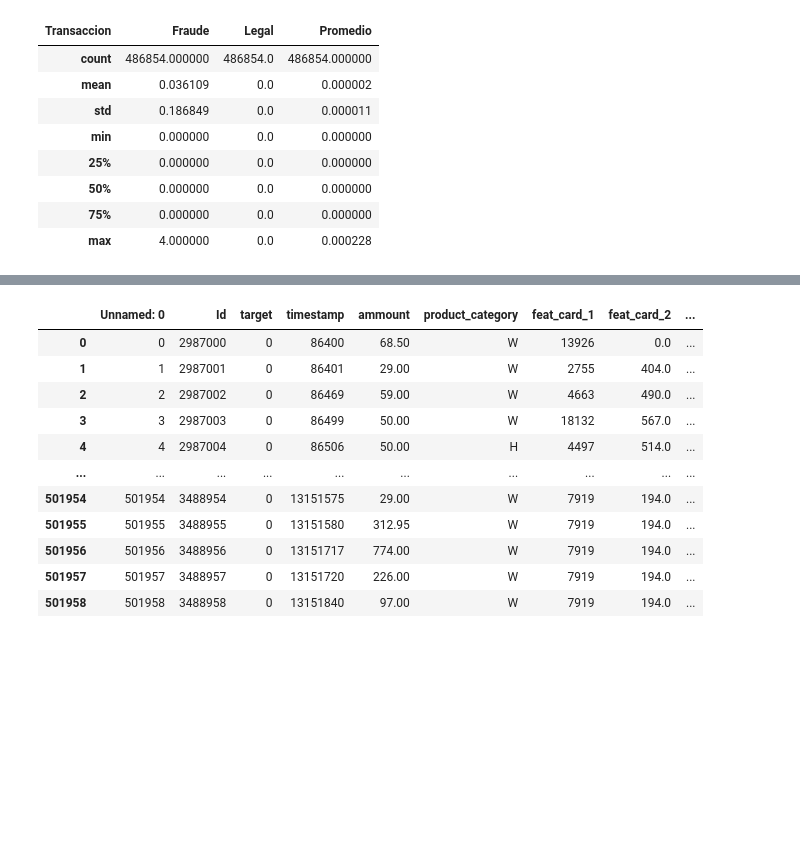
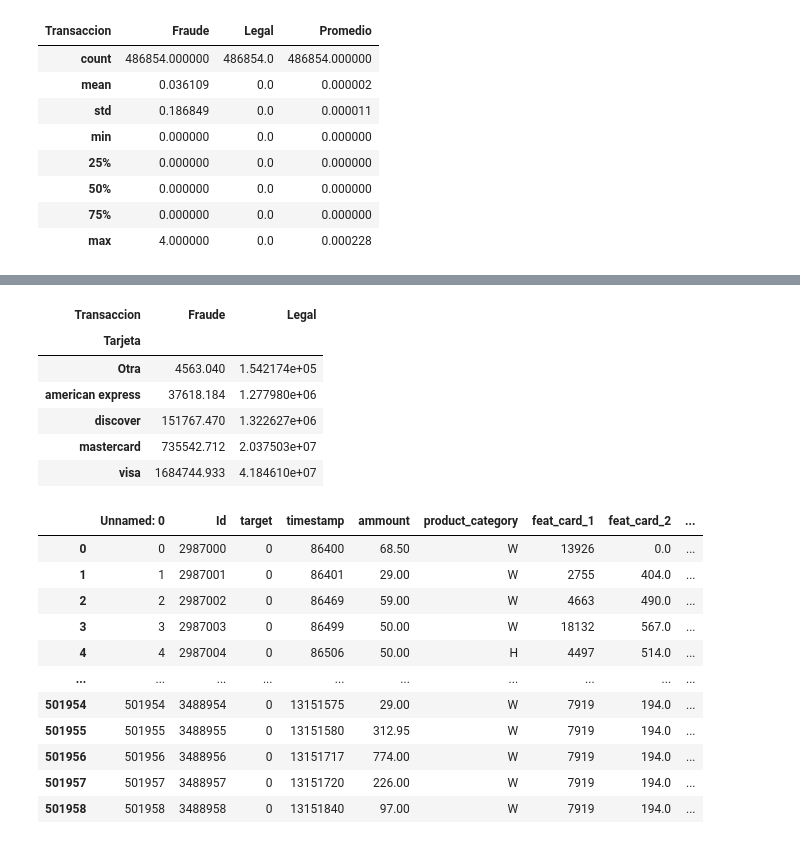
Before and after one commit to Brucejr09/Org-de-Datos-106828, a Jupyter notebook: analisis.ipynb, the cells around one changed output, grey strips where cells are left out. Cells and saved outputs as stored; diff of their text form; code cells hidden in the pictures; blank space fills up the shorter version.

```diff
--- a/analisis.ipynb
+++ b/analisis.ipynb
@@ -146,3 +198,13 @@ analisis
+# %%
+analisis_monto
+# %% [output]
+| Transaccion | Fraude | Legal |
+| Tarjeta |  |  |
+| Otra | 4563.040 | 1.542174e+05 |
+| american express | 37618.184 | 1.277980e+06 |
+| discover | 151767.470 | 1.322627e+06 |
+| mastercard | 735542.712 | 2.037503e+07 |
+| visa | 1684744.933 | 4.184610e+07 |
 # %%
 #   Noveno analisis
 analisis = transactions.fillna(0)
```
Also changed, not shown: parts of 25 cells of this notebook, 1 other file.
